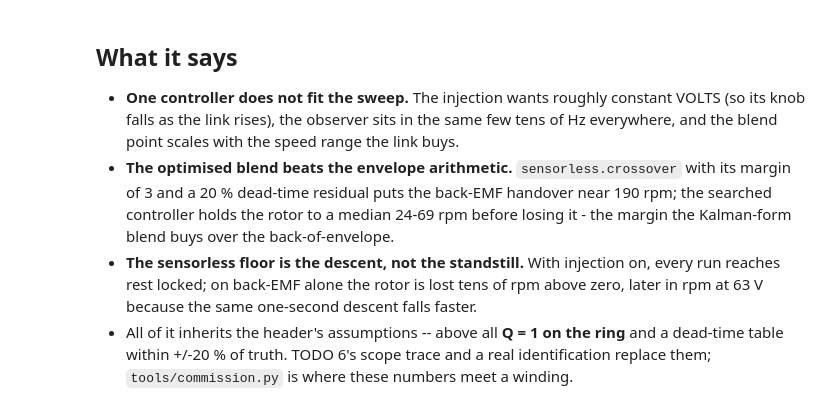
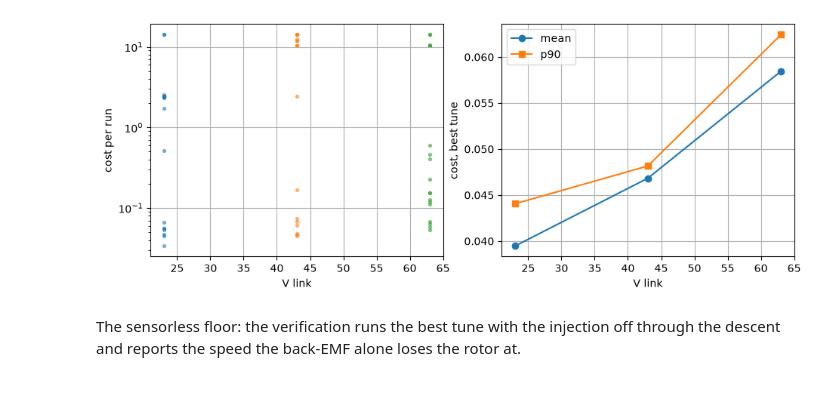
Before and after one commit to rogerisaksson/coaxial_63100, a Jupyter notebook: notebook_examples/foc_montecarlo.ipynb, the cells around one changed output. Cells and saved outputs as stored; diff of their text form; code cells hidden in the pictures.

```diff
--- a/notebook_examples/foc_montecarlo.ipynb
+++ b/notebook_examples/foc_montecarlo.ipynb
@@ -82,8 +30,11 @@ rotor in ten loses. One process per core.
 # %%
+import time
+
+VDCS = (23.0, 43.0, 63.0)
 t0 = time.perf_counter()
-lib = mc.library()
-with mc.pool(lib=lib) as p:
-    best, runs = mc.search(p, VDCS, CANDIDATES, DRAWS, REFINE)
-    ver = mc.verify(p, best, VERIFY_DRAWS)
-print('%d runs in %.0f s' % (len(runs) + len(ver), time.perf_counter() - t0))
+with mc.pool() as p:
+    best, runs = mc.search(p, vdcs=VDCS, candidates_n=6, draws=2, refine=3)
+    checked = mc.verify(p, best, draws=4)
+print('%d runs in %.0f s' % (len(runs) + len(checked), time.perf_counter() - t0))
+best[['vdc', 'mean', 'p90', 'robust'] + list(mc.KNOBS)].round(4)
 # %% [output]
@@ -117,12 +61,0 @@ rest locked.
-# %%
-inj = ver[~ver.bemf_only].groupby('vdc')
-dead = ver[ver.bemf_only].groupby('vdc')['min_rpm']
-table = best.set_index('vdc')[list(mc.KNOBS)].copy()
-table['v_inj V'] = [r.v_inj * r.vdc / math.sqrt(3.0) for r in best.itertuples()]
-table['i_h A'] = inj['i_h'].first()
-table['sigma_theta'] = inj['sigma_theta'].mean()
-table['worst p90'] = inj['worst_theta'].quantile(0.9)
-table['trips'] = inj['trip'].sum()
-table['min rpm'] = dead.median()
-table['min rpm p90'] = dead.quantile(0.9)
-table.round(3)
@@ -214,16 +62,15 @@ fig.tight_layout()
-# %% [markdown]
-## What it says
-
-* **One controller does not fit the sweep.** The injection wants roughly
-  constant VOLTS (so its knob falls as the link rises), the observer sits
-  in the same few tens of Hz everywhere, and the blend point scales with
-  the speed range the link buys.
-* **The optimised blend beats the envelope arithmetic.** `sensorless.crossover` with its margin of 3 and a 20 % dead-time residual puts the back-EMF handover near 190 rpm; the searched controller holds the rotor to a median 24-69 rpm before losing it - the margin the Kalman-form blend buys over the back-of-envelope.
-* **The sensorless floor is the descent, not the standstill.** With
-  injection on, every run reaches rest locked; on back-EMF alone the
-  rotor is lost tens of rpm above zero, later in rpm at 63 V because the
-  same one-second descent falls faster.
-* All of it inherits the header's assumptions -- above all **Q = 1 on the
-  ring** and a dead-time table within +/-20 % of truth. TODO 6's scope
-  trace and a real identification replace them; `tools/commission.py` is
-  where these numbers meet a winding.
+# %%
+import matplotlib.pyplot as plt
+
+fig, (a, b) = plt.subplots(1, 2, figsize=(11, 4))
+for vdc in VDCS:
+    sub = runs[runs.vdc == vdc]
+    a.scatter([vdc] * len(sub), sub.cost, s=8, alpha=0.5)
+a.set_xlabel('V link'); a.set_ylabel('cost per run'); a.set_yscale('log'); a.grid(True)
+b.plot(best.vdc, best['mean'], 'o-', label='mean'); b.plot(best.vdc, best.p90, 's-', label='p90')
+b.set_xlabel('V link'); b.set_ylabel('cost, best tune'); b.legend(); b.grid(True)
+plt.show()
+# %% [output]
+[figure, added]
+# %% [markdown]
+The sensorless floor: the verification runs the best tune with the injection off through the descent and reports the speed the back-EMF alone loses the rotor at.
```
Also changed, not shown: parts of 23 cells of this notebook, 22 other files.
